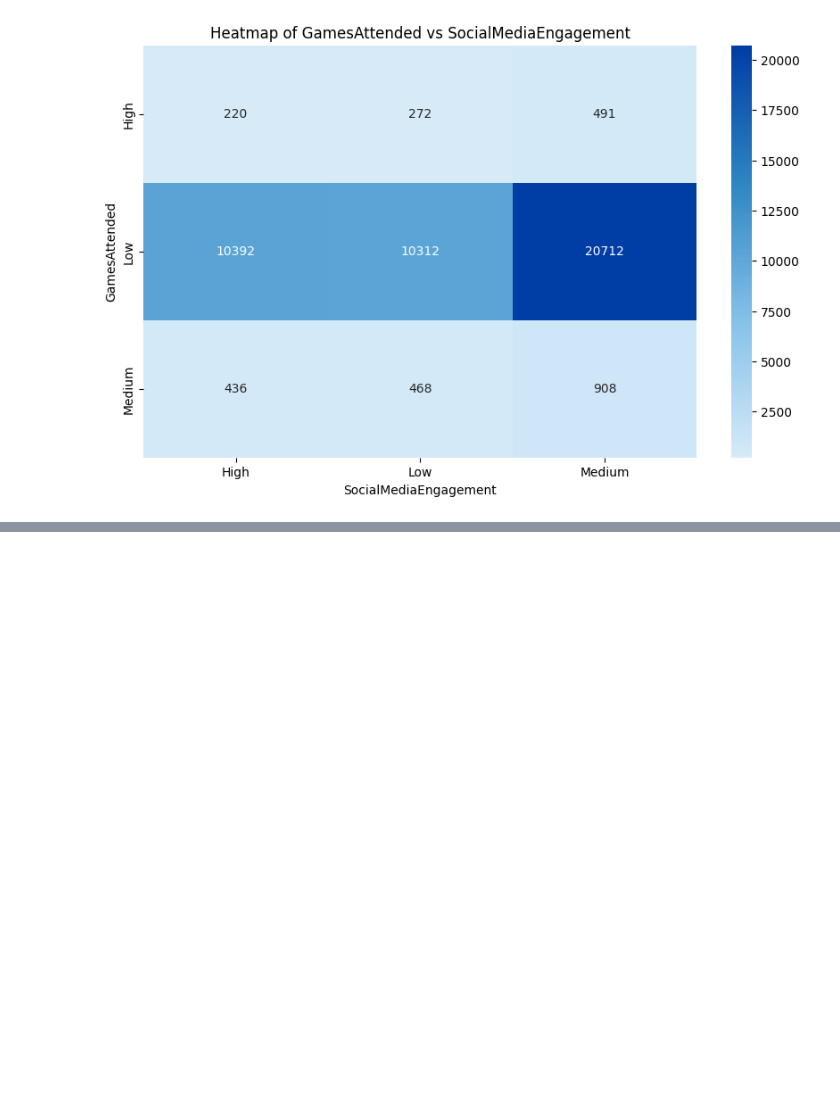
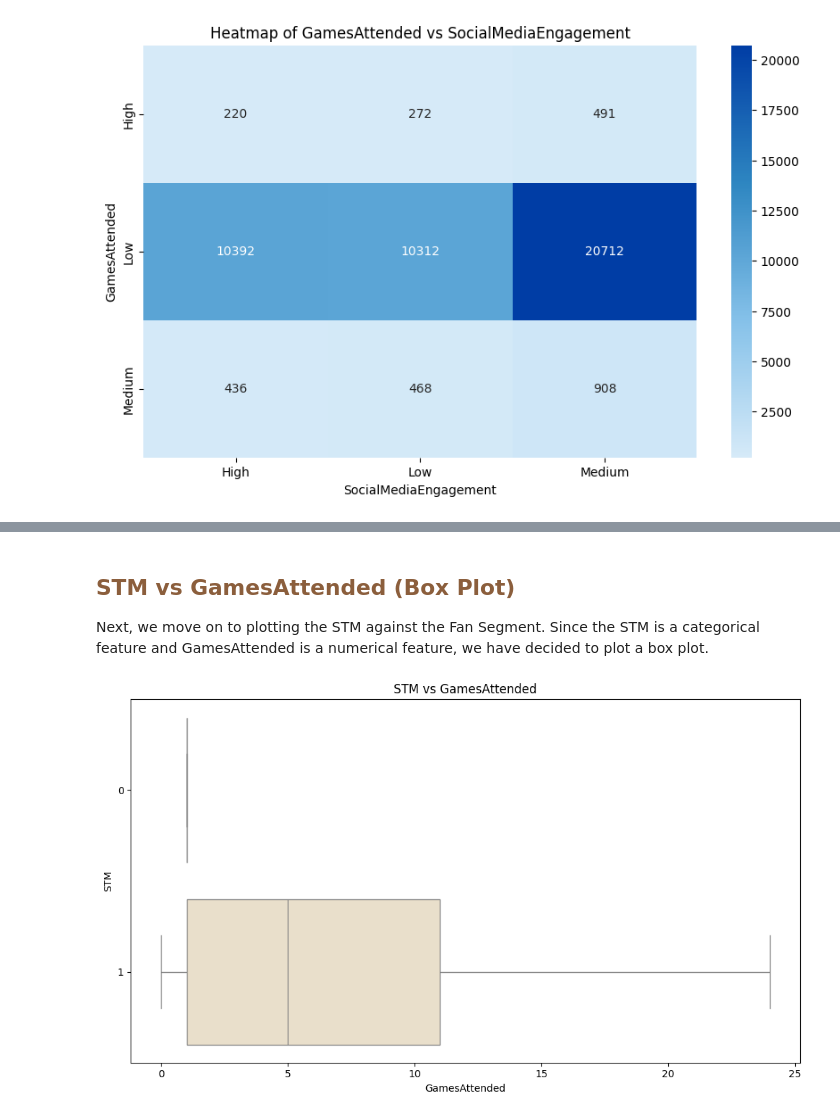
Before and after one commit to chowdhuryj-github/BucksFanExperience, a Jupyter notebook: BucksDataVisualization/DataVisualizationSalvin.ipynb, the cells around one changed output, grey strips where cells are left out. Cells and saved outputs as stored; diff of their text form; code cells hidden in the pictures; blank space fills up the shorter version.

```diff
--- a/BucksDataVisualization/DataVisualizationSalvin.ipynb
+++ b/BucksDataVisualization/DataVisualizationSalvin.ipynb
@@ -808,0 +851,8 @@ Now, we move to plot the STM against the DistanceToArena. Since the STM is a dis
+# %% [markdown]
+<h2 style="color: #8b5e3c"> STM vs GamesAttended (Box Plot) </h2>
+Next, we move on to plotting the STM against the Fan Segment. Since the STM is a categorical feature and GamesAttended is a numerical feature, we have decided to plot a box plot.
+# %%
+# function for plotting out a box plot
+plot_box_plot(account_df, 'GamesAttended', 'STM', 'STM vs GamesAttended', 'stm_vs_games_box_plot')
+# %% [output]
+[figure, added]
```
Also changed, not shown: parts of 8 cells of this notebook, 7 other files.
